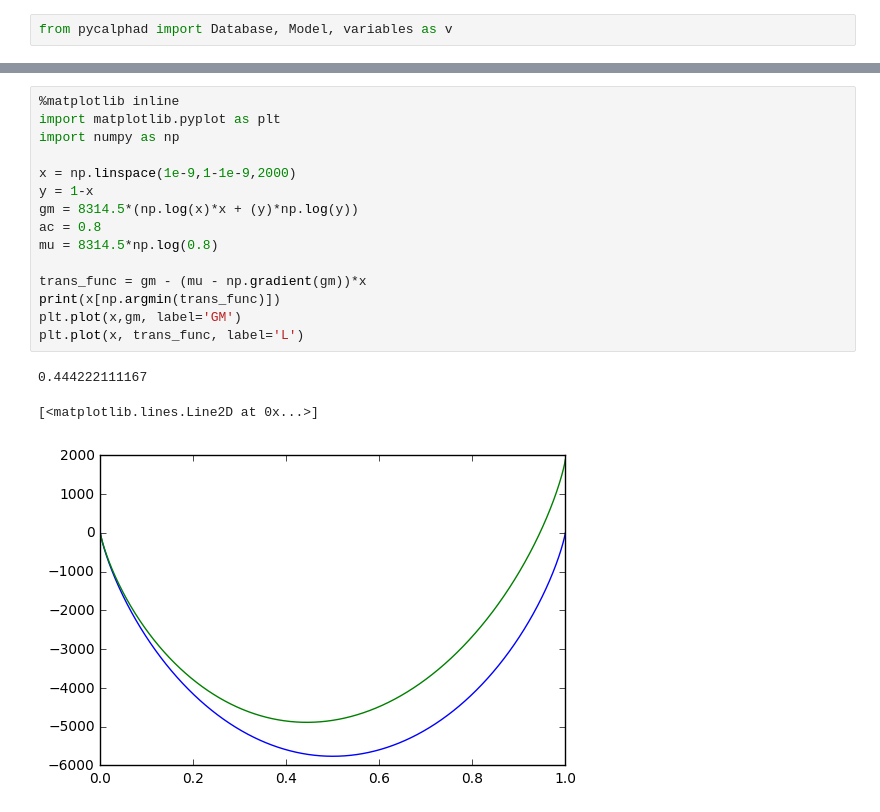
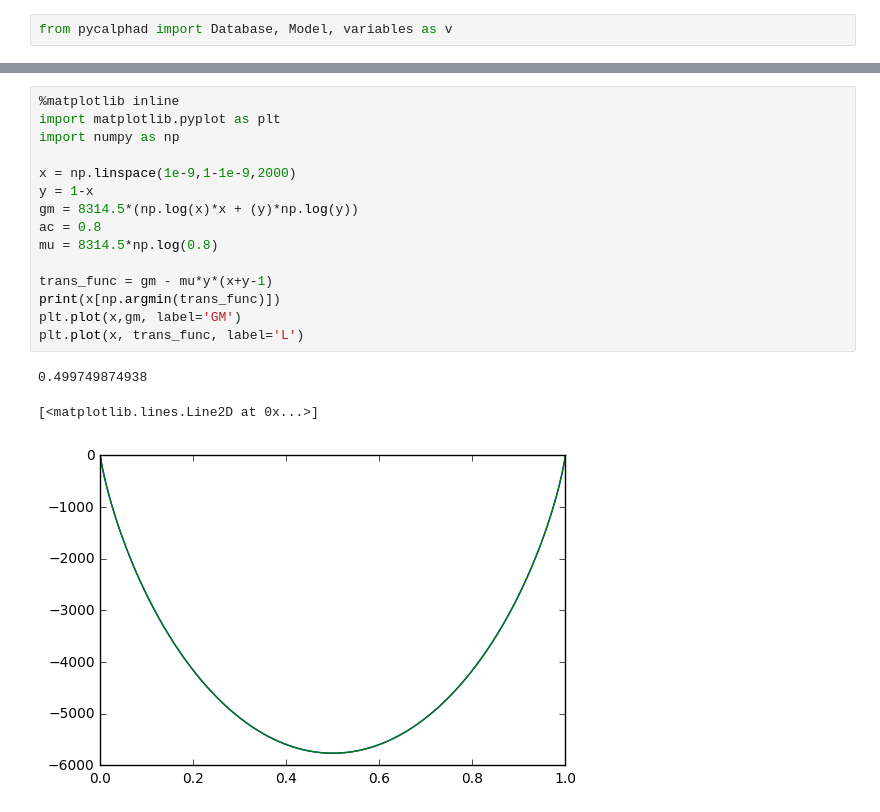
Before and after one commit to richardotis/pycalphad-sandbox, a Jupyter notebook: AdvancedConditions.ipynb, the cells around one changed output, grey strips where cells are left out. Saved outputs shown, nothing was run; the diff lists cells and outputs as text.

```diff
--- a/AdvancedConditions.ipynb
+++ b/AdvancedConditions.ipynb
@@ -82,19 +82,19 @@ Dimensions without coordinates: internal_dof
 # %%
 %matplotlib inline
 import matplotlib.pyplot as plt
 import numpy as np
 
 x = np.linspace(1e-9,1-1e-9,2000)
 y = 1-x
 gm = 8314.5*(np.log(x)*x + (y)*np.log(y))
 ac = 0.8
 mu = 8314.5*np.log(0.8)
 
-trans_func = gm - (mu - np.gradient(gm))*x
+trans_func = gm - mu*y*(x+y-1)
 print(x[np.argmin(trans_func)])
 plt.plot(x,gm, label='GM')
 plt.plot(x, trans_func, label='L')
 # %% [output]
-0.444222111167
+0.499749874938
 [<matplotlib.lines.Line2D at 0x...>]
-[figure, old version]
+[figure, new version]
```
Also changed, not shown: parts of 5 cells of this notebook.
